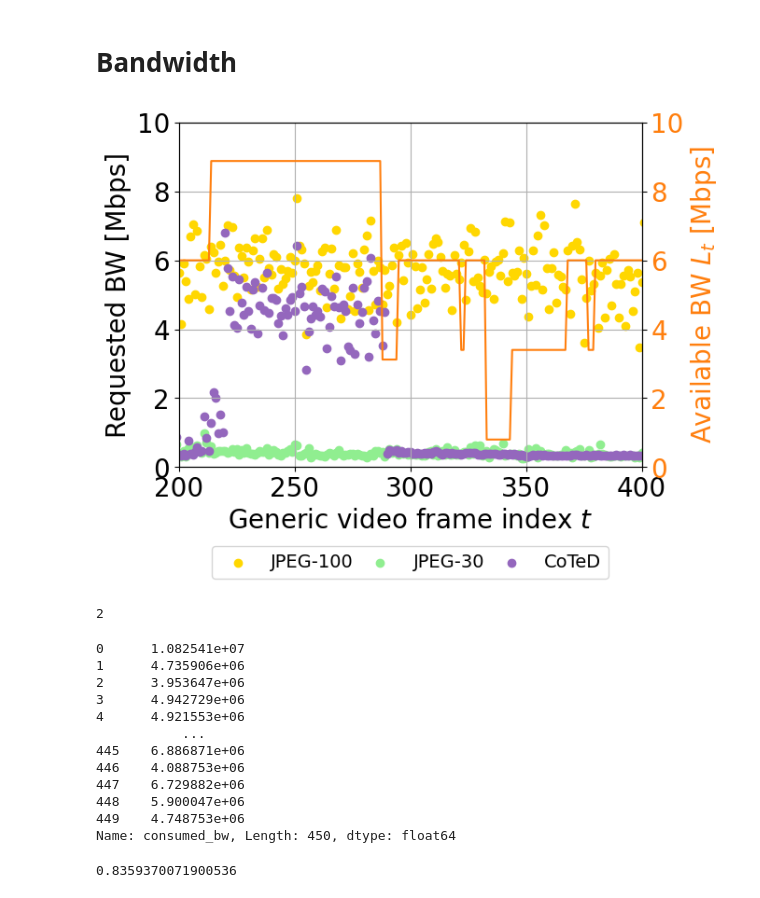
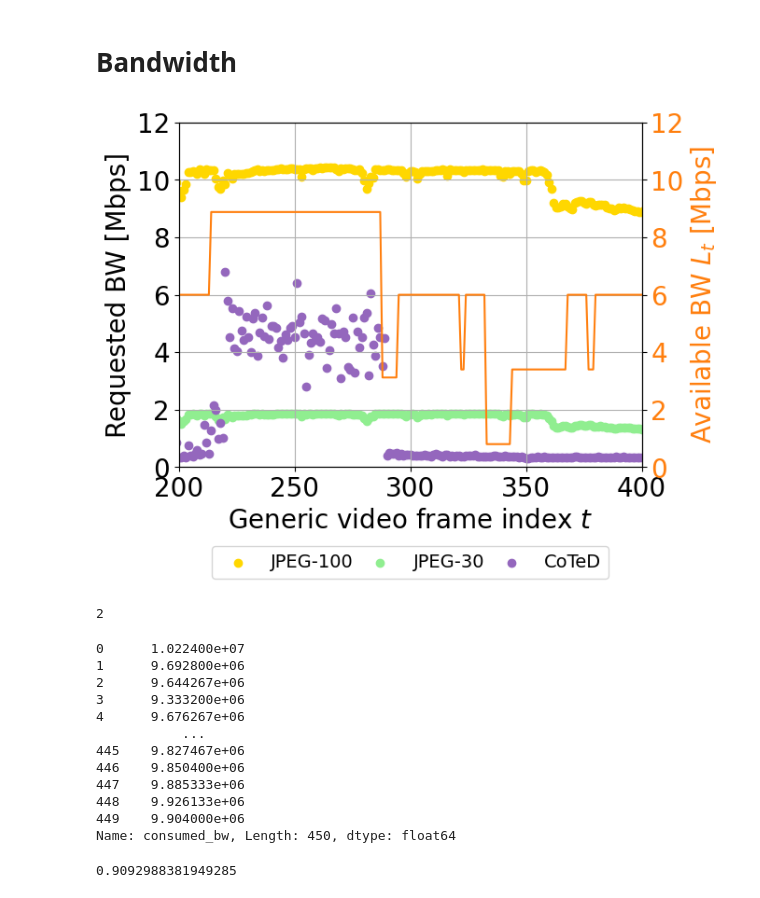
Before and after one commit to Rexyyj/split_DNN_framework, a Jupyter notebook: dynamic_framework_v2/plots/map_drop_journal_compare.ipynb, the cells around one changed output. Cells and saved outputs as stored; diff of their text form; code cells hidden in the pictures.

Commit message:
update static results

```diff
--- a/dynamic_framework_v2/plots/map_drop_journal_compare.ipynb
+++ b/dynamic_framework_v2/plots/map_drop_journal_compare.ipynb
@@ -12,8 +12,8 @@ local_df = pd.read_csv("../measurements/local_long/map.csv")
 map_df = pd.read_csv("../measurements/real_bw_test_15fps/map.csv")
 cha_df = pd.read_csv("../measurements/real_bw_test_15fps/characteristic.csv")
 mag_df = pd.read_csv("../measurements/real_bw_test_15fps/manager.csv")
-static_map_df = pd.read_csv("../measurements/static_test_15fps/map.csv")
-static_cha_df = pd.read_csv("../measurements/static_test_15fps/characteristic.csv")
+static_map_df = pd.read_csv("../measurements/static_test_100/map.csv")
+static_cha_df = pd.read_csv("../measurements/static_test_100/characteristic.csv")
 
 static_low_map_df = pd.read_csv("../measurements/static_test_50/map.csv")
 static_low_cha_df = pd.read_csv("../measurements/static_test_50/characteristic.csv")
@@ -213,36 +163,36 @@ fig, ax1 = plt.subplots()
 # for i in range(len(feasibility)):
 #     if feasibility[i] == 1:
 #         plt.axvspan(i, i+1, facecolor='tab:green', alpha=0.3)
 #     else:
 #         plt.axvspan(i, i+1, facecolor='tab:pink', alpha=0.3)
 
 # ax1.plot(cha_df["frame_id"].to_numpy(),cha_df["bandwidth"]/1e6,color="tab:orange",label="Available")
 
 ax1.scatter(static_cha_df["frame_id"].to_numpy(),static_cha_df["consumed_bw"]/1e6,color="gold",label="JPEG-100")
 ax1.scatter(static_cha_df["frame_id"].to_numpy(),static_low_cha_df["consumed_bw"]/1e6,color="lightgreen",label="JPEG-30")
 ax1.scatter(cha_df["frame_id"].to_numpy(),cha_df["consumed_bw"]/1e6,color="tab:purple",label="CoTeD")
 # plt.plot(static_cha_df["frame_id"].to_numpy(),(static_cha_df["datasize_real"]*8)/(1e6*0.01),color="tab:blue",label="Static")
 
 ax2 = ax1.twinx()
 color = 'tab:orange'
 ax2.set_ylabel('Available BW $L_t$ [Mbps]', color=color)  # we already handled the x-label with ax1
 ax2.plot(map_df["frame_id"].to_numpy(),map_df["bandwidth"].to_numpy()/1e6, color=color)
 ax2.tick_params(axis='y', labelcolor=color)
 
 ax1.set_xlim([200,400])
-ax1.set_ylim([0,10])
-ax2.set_ylim([0,10])
+ax1.set_ylim([0,12])
+ax2.set_ylim([0,12])
 ax1.legend(ncol=3,loc='lower center', bbox_to_anchor=(0.5, -0.35),fontsize=14,columnspacing=0.5 )
 ax1.grid()
 ax1.set_xlabel("Generic video frame index $t$")
 ax1.set_ylabel("Requested BW [Mbps]")
 
 
 
 # plt.autoscale(axis="x",tight=True)
 plt.savefig("../figures/bandwidth_compare.pdf", bbox_inches='tight')
 # %% [output]
-[figure, old version]
+[figure, new version]
 # %%
 counter = 0
 for i in range(200):
@@ -256,19 +206,19 @@ counter
 # %%
 static_cha_df["consumed_bw"]
 # %% [output]
-0      1.082541e+07
-1      4.735906e+06
-2      3.953647e+06
-3      4.942729e+06
-4      4.921553e+06
+0      1.022400e+07
+1      9.692800e+06
+2      9.644267e+06
+3      9.333200e+06
+4      9.676267e+06
            ...
-445    6.886871e+06
-446    4.088753e+06
-447    6.729882e+06
-448    5.900047e+06
-449    4.748753e+06
+445    9.827467e+06
+446    9.850400e+06
+447    9.885333e+06
+448    9.926133e+06
+449    9.904000e+06
 Name: consumed_bw, Length: 450, dtype: float64
 # %%
 1-(cha_df["consumed_bw"].to_numpy().mean()/1e6)/(static_cha_df["consumed_bw"].to_numpy().mean()/1e6)
 # %% [output]
-0.8359370071900536
+0.9092988381949285
```
Also changed, not shown: parts of 4 cells of this notebook, 21 other files.
